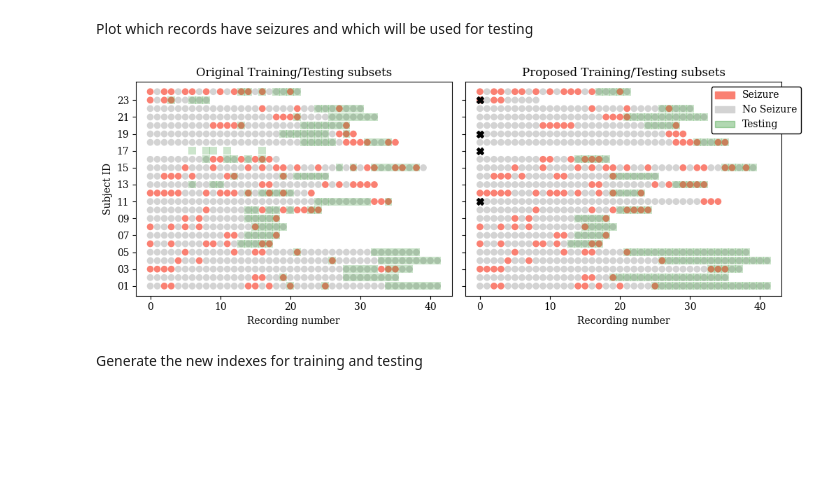
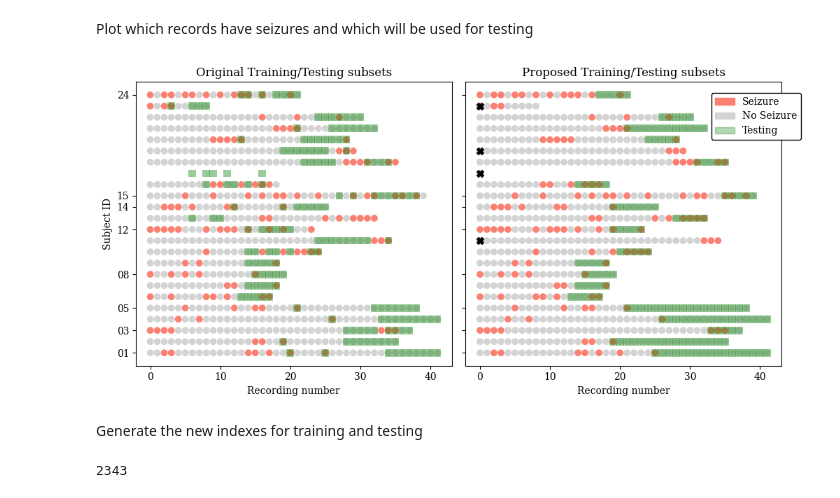
Before and after one commit to JuanSapriza/ml-project-2-regularlostfunctions, a Jupyter notebook: cv.ipynb, the cells around one changed output. Saved outputs shown, nothing was run; the diff lists cells and outputs as text; code cells hidden in the pictures; blank space fills up the shorter version.

Commit message:
Added scripts to test the model and plotting the tscv results

```diff
--- a/cv.ipynb
+++ b/cv.ipynb
@@ -128,13 +128,13 @@ import numpy as np
 
 
 squaresize = 60
-squarealpha = 0.2
+squarealpha = 0.4
 seizure_color = 'salmon'
 nonseizure_color = 'lightgray'
 testing_color = 'green'
 
 plt.rcParams["font.family"] = "serif"
-fig, axs = plt.subplots(1,2, figsize=(10,4), sharey=True)
+fig, axs = plt.subplots(1,2, figsize=(10,5), sharey=True)
 
 for subject in subjects:
 # for seiz, offset in zip(seizs, offsets):
@@ -172,36 +172,36 @@ for subject in subjects:
     seiz = np.asarray(subjects[subject]['seizures'])
     x = range(len(seiz))
     points = [offset for _ in seiz]
     color =     [ seizure_color if s > 0 else nonseizure_color for s in seiz ]
     axs[1].scatter(x, points, color=color)
 
     if subjects[subject]["test"] != -1:
         test_x = range(subjects[subject]["test"],len(seiz))
         test_y = [ offset for _ in test_x ]
         axs[1].scatter(test_x, test_y, color=testing_color, marker="s", s=squaresize, alpha=squarealpha, edgecolors='none')
     else:
         axs[1].scatter([0],[offset], color='k', marker='X', s=50)
 
 axs[1].set_xlabel("Recording number")
 # axs[1].set_ylabel("Subject ID")
 axs[1].set_title("Proposed Training/Testing subsets")
 
-axs[0].set_yticks(range(1,24,2))
-axs[0].set_yticklabels([ f"{x:02d}" for x in range(1,24,2)])
+axs[0].set_yticks([1, 3, 5, 8, 12, 14, 15, 24])
+axs[0].set_yticklabels(["01", "03", "05", "08", "12", "14", "15", "24"])
 
 
 import matplotlib.patches as mpatches
 # Create custom legend handles and labels
 legend_handles = [mpatches.Circle((0, 0), 1, color=seizure_color, label='Seizure'),
                   mpatches.Circle((0, 0), 1, color=nonseizure_color, label='No Seizure'),
                   mpatches.Circle((0, 0), 1, color=testing_color, alpha = 0.3, label='Testing')]
 # Add legend with custom handles and labels
 fig.legend(handles=legend_handles, bbox_to_anchor=(1.02, 0.91), fancybox=True, framealpha=1, edgecolor='black');
 
 
 plt.tight_layout()
 # %% [output]
-[figure, old version]
+[figure, new version]
 # %% [markdown]
 Generate the new indexes for training and testing
 # %%
@@ -235,0 +237,8 @@ for subject in subjects:
+# %%
+import pickle
+with open("/home/juan/Desktop/ML/project2/baseline/keras_pipeline/python/dg.pkl", 'rb') as p:
+    dg = pickle.load(p)
+
+print(len(dg))
+# %% [output]
+2343
```
Also changed, not shown: parts of 3 cells of this notebook, 9 other files.
